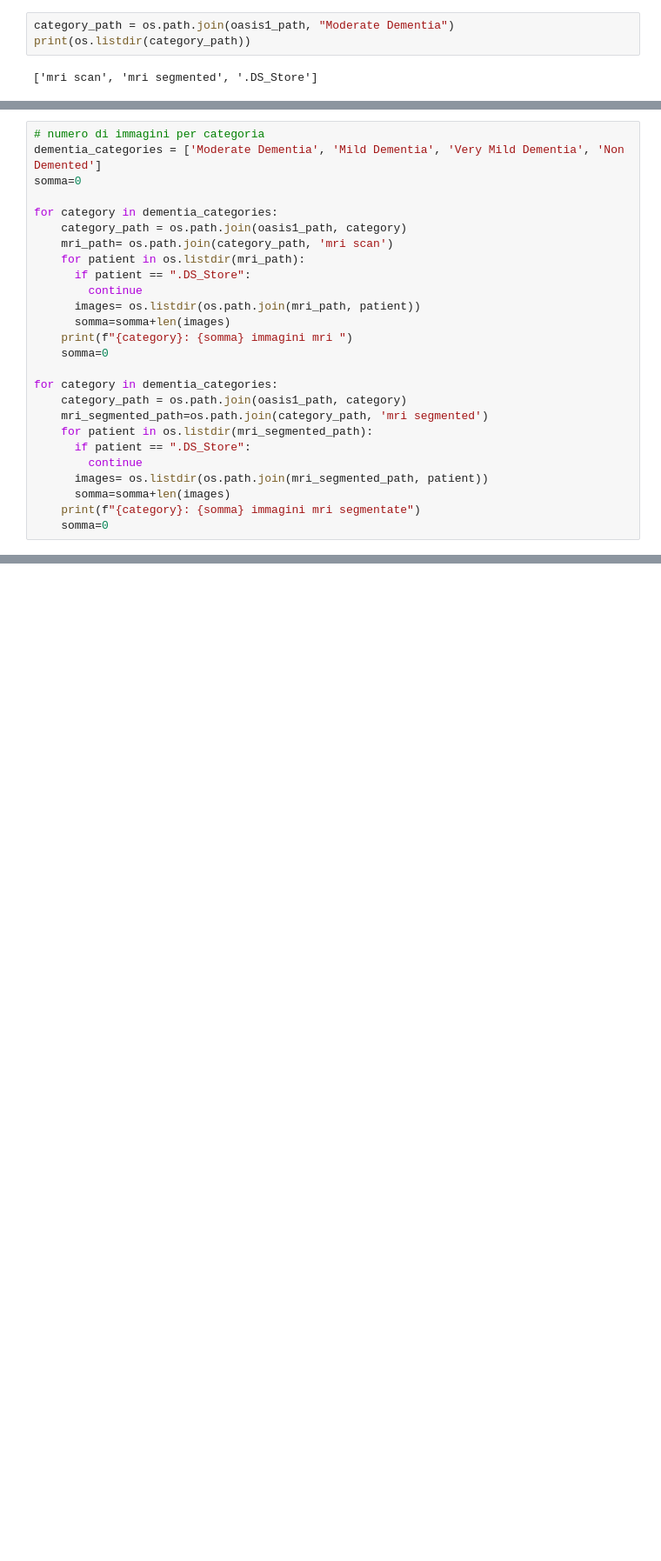
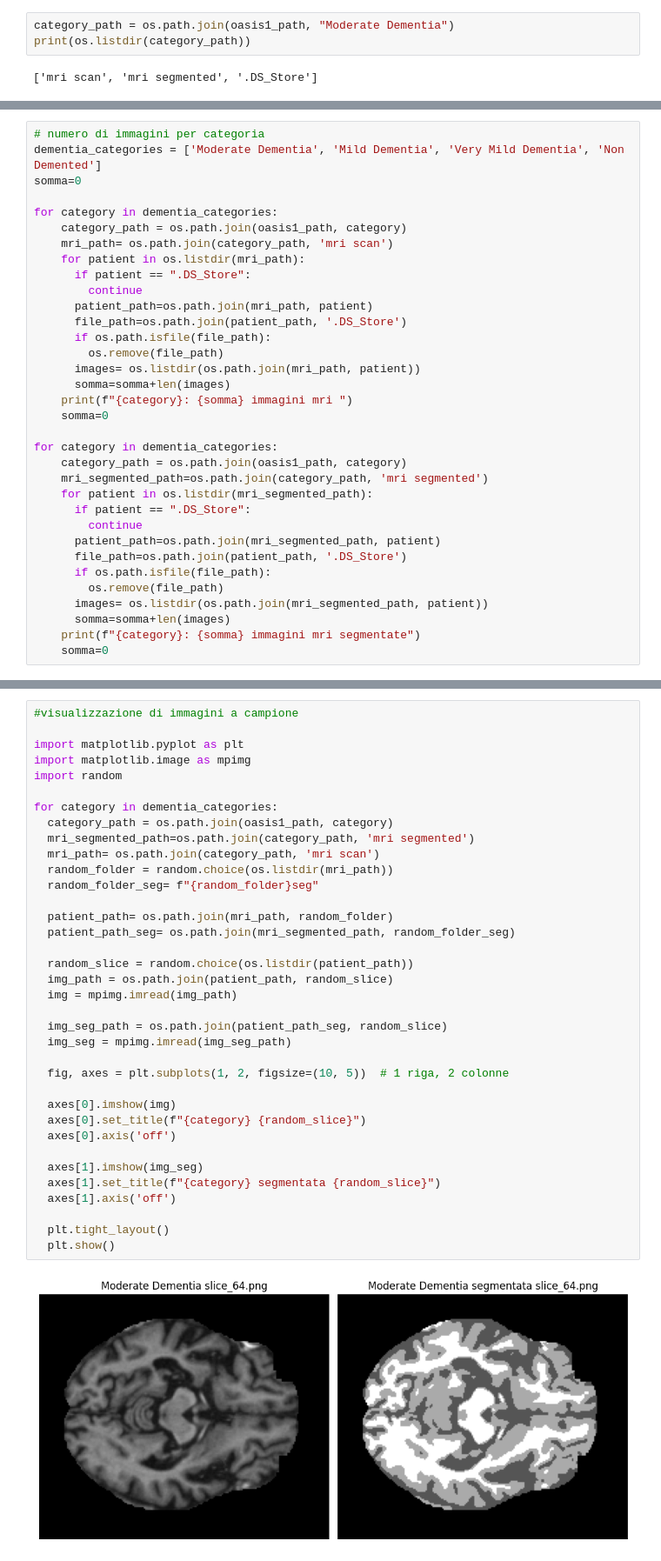
Before and after one commit to giuliasciortino/Alzheimer-Detection-Project, a Jupyter notebook: Alzheimer_detection_project.ipynb, the cells around one changed output, grey strips where cells are left out. Shown at 87% size. Cells and saved outputs as stored; diff of their text form; blank space fills up the shorter version.

Commit message:
visualizzazione a campione delle immagini del dataset e il loro corrispettivo segmentato

```diff
--- a/Alzheimer_detection_project.ipynb
+++ b/Alzheimer_detection_project.ipynb
@@ -66,6 +66,10 @@ for category in dementia_categories:
     for patient in os.listdir(mri_path):
       if patient == ".DS_Store":
         continue
+      patient_path=os.path.join(mri_path, patient)
+      file_path=os.path.join(patient_path, '.DS_Store')
+      if os.path.isfile(file_path):
+        os.remove(file_path)
       images= os.listdir(os.path.join(mri_path, patient))
       somma=somma+len(images)
     print(f"{category}: {somma} immagini mri ")
@@ -77,6 +81,10 @@ for category in dementia_categories:
     for patient in os.listdir(mri_segmented_path):
       if patient == ".DS_Store":
         continue
+      patient_path=os.path.join(mri_segmented_path, patient)
+      file_path=os.path.join(patient_path, '.DS_Store')
+      if os.path.isfile(file_path):
+        os.remove(file_path)
       images= os.listdir(os.path.join(mri_segmented_path, patient))
       somma=somma+len(images)
     print(f"{category}: {somma} immagini mri segmentate")
@@ -92,0 +101,38 @@ Non Demented: 23838 immagini mri segmentate
+# %%
+#visualizzazione di immagini a campione
+
+import matplotlib.pyplot as plt
+import matplotlib.image as mpimg
+import random
+
+for category in dementia_categories:
+  category_path = os.path.join(oasis1_path, category)
+  mri_segmented_path=os.path.join(category_path, 'mri segmented')
+  mri_path= os.path.join(category_path, 'mri scan')
+  random_folder = random.choice(os.listdir(mri_path))
+  random_folder_seg= f"{random_folder}seg"
+
+  patient_path= os.path.join(mri_path, random_folder)
+  patient_path_seg= os.path.join(mri_segmented_path, random_folder_seg)
+
+  random_slice = random.choice(os.listdir(patient_path))
+  img_path = os.path.join(patient_path, random_slice)
+  img = mpimg.imread(img_path)
+
+  img_seg_path = os.path.join(patient_path_seg, random_slice)
+  img_seg = mpimg.imread(img_seg_path)
+
+  fig, axes = plt.subplots(1, 2, figsize=(10, 5))  # 1 riga, 2 colonne
+
+  axes[0].imshow(img)
+  axes[0].set_title(f"{category} {random_slice}")
+  axes[0].axis('off')
+
+  axes[1].imshow(img_seg)
+  axes[1].set_title(f"{category} segmentata {random_slice}")
+  axes[1].axis('off')
+
+  plt.tight_layout()
+  plt.show()
+# %% [output]
+[figure, added]
```
Also changed, not shown: parts of 3 cells of this notebook.
